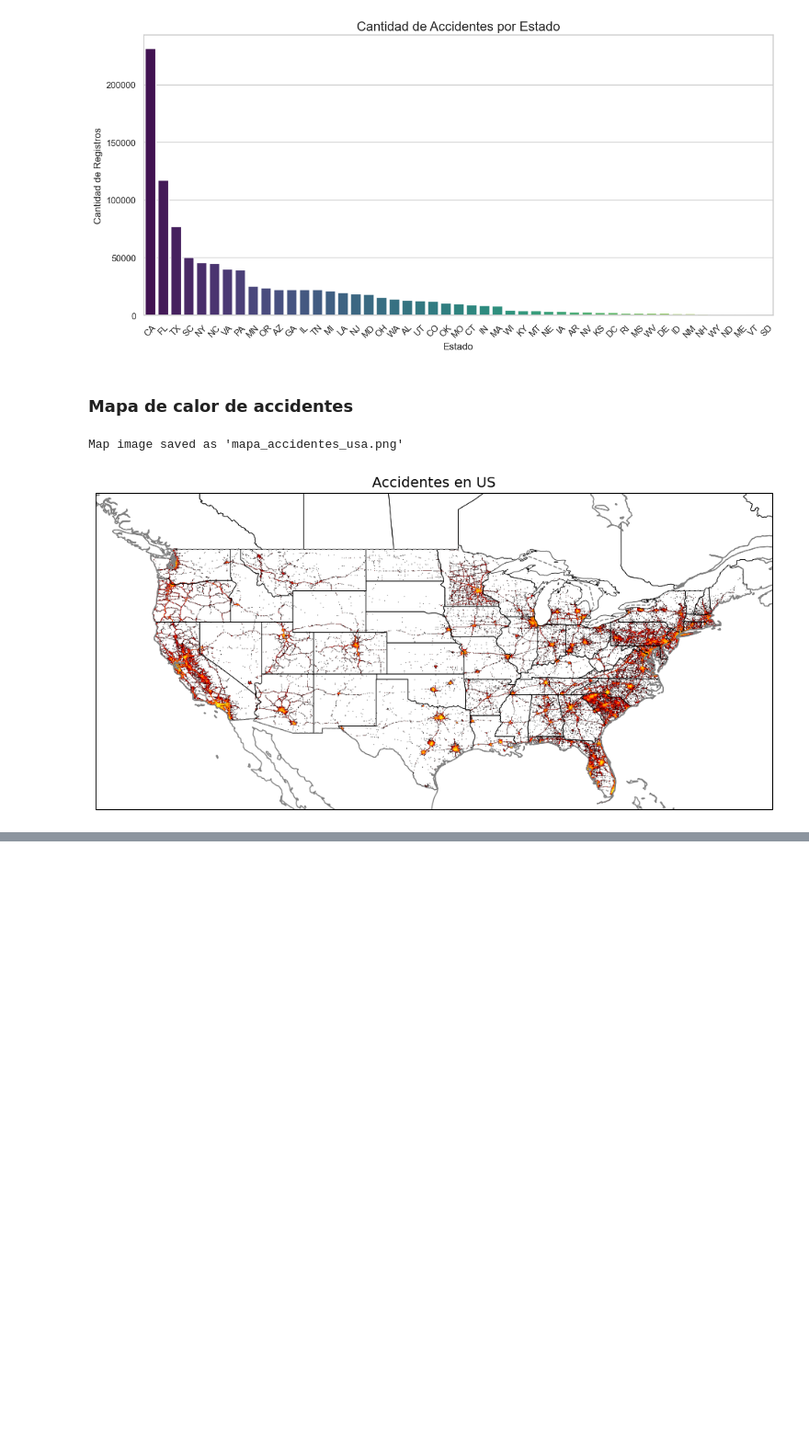
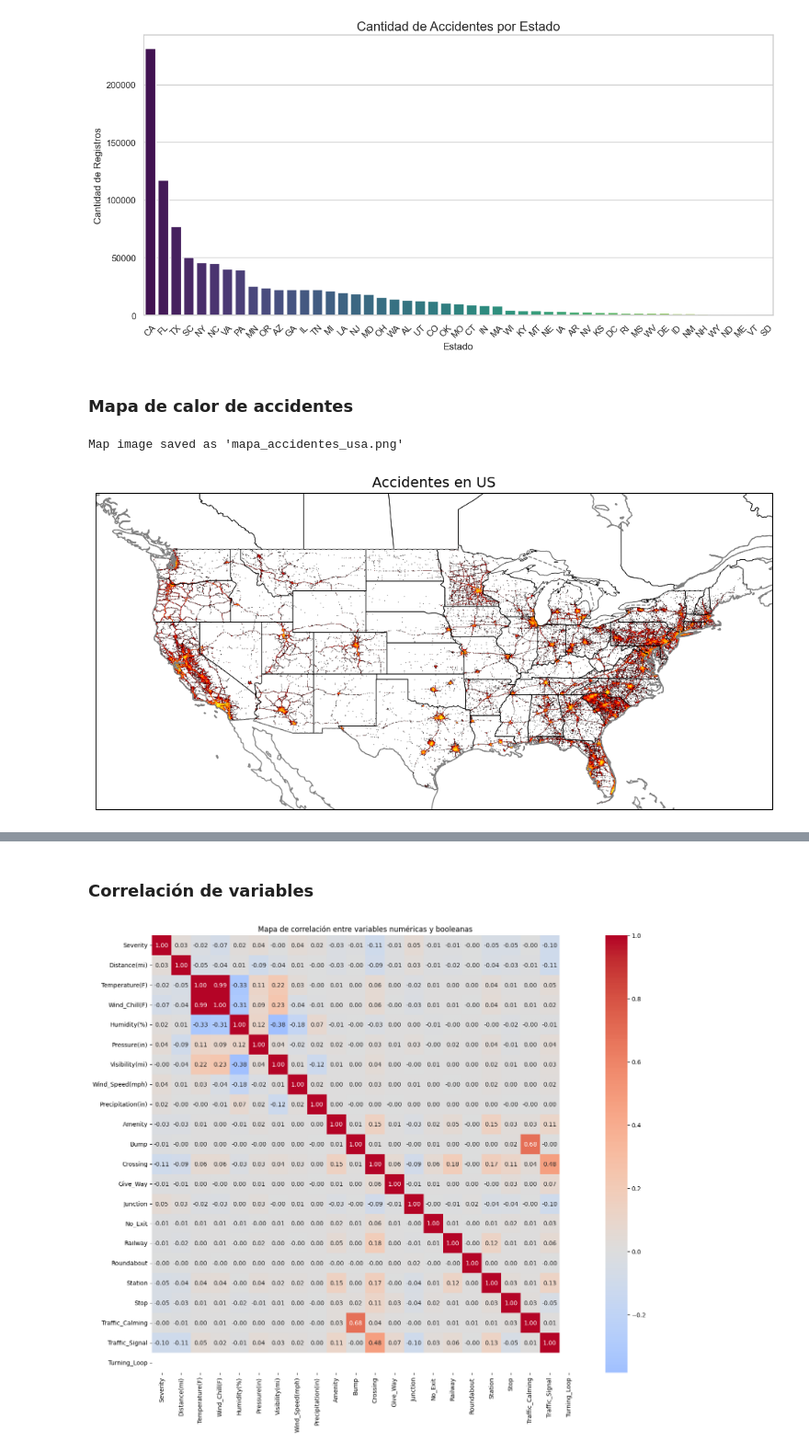
Before and after one commit to RKCbas/BigData-Apuntes, a Jupyter notebook: Proyecto Final/Proyecto Final.ipynb, the cells around one changed output, grey strips where cells are left out. Shown at 92% size. Saved outputs shown, nothing was run; the diff lists cells and outputs as text; code cells hidden in the pictures; blank space fills up the shorter version.

```diff
--- a/Proyecto Final/Proyecto Final.ipynb
+++ b/Proyecto Final/Proyecto Final.ipynb
@@ -635,0 +740,61 @@ Este es un mapa de calor que nos muestra donde es que se concentran los accident
+# %% [markdown]
+### Correlación de variables
+# %%
+from elasticsearch import Elasticsearch
+try:
+    with Elasticsearch(host) as es:
+
+
+        # Variables numéricas y booleanas que pueden tener relación
+        fields = [
+            "Severity", "Distance(mi)", "Temperature(F)", "Wind_Chill(F)",
+            "Humidity(%)", "Pressure(in)", "Visibility(mi)", "Wind_Speed(mph)",
+            "Precipitation(in)", "Amenity", "Bump", "Crossing", "Give_Way",
+            "Junction", "No_Exit", "Railway", "Roundabout", "Station", "Stop",
+            "Traffic_Calming", "Traffic_Signal"
+        ]
+
+        # Scroll para obtener muchos registros
+        results = []
+
+        # Scroll para obtener 10,000 documentos a la vez
+        scroll = es.search(index=index_name, body={
+            "_source": fields,
+            "size": 10000,
+            "query": {"exists": {"field": f"{fields[0]}"}}}, scroll="2m")
+
+        scroll_id = scroll['_scroll_id']
+        hits = scroll['hits']['hits']
+
+        while hits:
+            for hit in hits:
+                results.append(hit['_source'])
+
+            # Realizar la petición para la siguiente página de resultados
+            scroll = es.scroll(scroll_id=scroll_id, scroll='2m')
+            scroll_id = scroll['_scroll_id']
+            hits = scroll['hits']['hits']
+
+        es.clear_scroll(scroll_id=scroll_id)
+
+        # Crear DataFrame
+        df = pd.DataFrame(results)
+
+        # Calcular la correlación
+        corr = df.corr(numeric_only=True)
+
+        plt.figure(figsize=(14, 12))
+        sns.heatmap(corr, annot=True, fmt=".2f", cmap='coolwarm', center=0)
+        plt.title("Mapa de correlación entre variables numéricas y booleanas")
+        plt.tight_layout()
+
+        # Guardar como imagen
+        plt.savefig('mapa_correlación.png', dpi=300)
+
+        # Mostrar el gráfico
+        plt.show()
+
+except Exception as e:
+    print(f"an error occurred: {e}")
+# %% [output]
+[figure, added]
```
Also changed, not shown: parts of 27 cells of this notebook, 3 other files.
